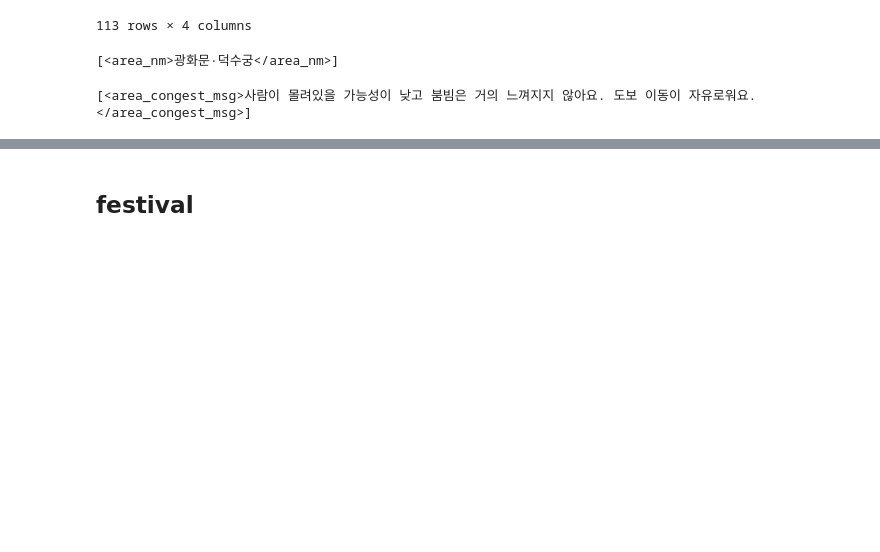
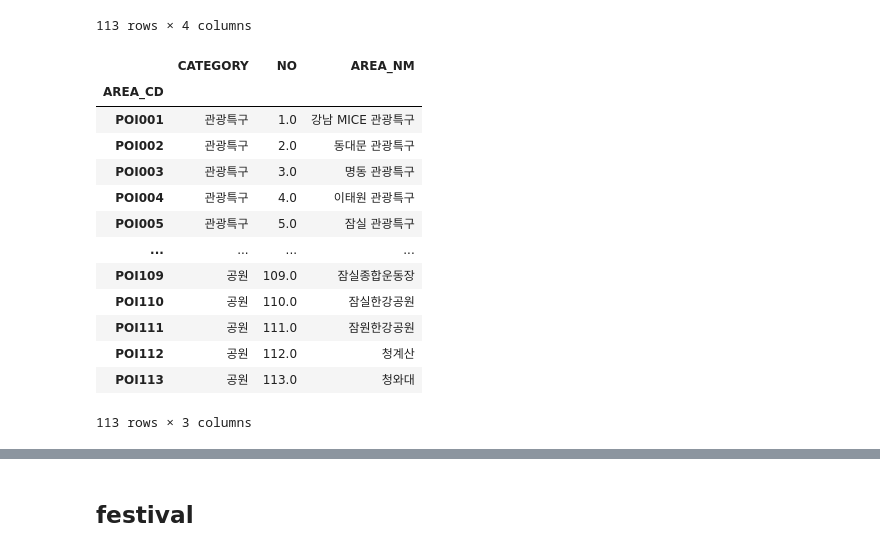
Before and after one commit to seongyeon1/Seoul_Festival, a Jupyter notebook: EDA.ipynb, the cells around one changed output, grey strips where cells are left out. Saved outputs shown, nothing was run; the diff lists cells and outputs as text; code cells hidden in the pictures; blank space fills up the shorter version.

```diff
--- a/EDA.ipynb
+++ b/EDA.ipynb
@@ -49,8 +34,0 @@ soup = BeautifulSoup(html, 'html.parser')
-# %%
-soup.find_all('area_nm')
-# %% [output]
-[<area_nm>광화문·덕수궁</area_nm>]
-# %%
-soup.find_all('area_congest_msg')
-# %% [output]
-[<area_congest_msg>사람이 몰려있을 가능성이 낮고 붐빔은 거의 느껴지지 않아요. 도보 이동이 자유로워요.</area_congest_msg>]
@@ -56,0 +37,17 @@ soup.find_all('area_congest_msg')
+# %%
+AREA
+# %% [output]
+|  | CATEGORY | NO | AREA_NM |
+| AREA_CD |  |  |  |
+| POI001 | 관광특구 | 1.0 | 강남 MICE 관광특구 |
+| POI002 | 관광특구 | 2.0 | 동대문 관광특구 |
+| POI003 | 관광특구 | 3.0 | 명동 관광특구 |
+| POI004 | 관광특구 | 4.0 | 이태원 관광특구 |
+| POI005 | 관광특구 | 5.0 | 잠실 관광특구 |
+| ... | ... | ... | ... |
+| POI109 | 공원 | 109.0 | 잠실종합운동장 |
+| POI110 | 공원 | 110.0 | 잠실한강공원 |
+| POI111 | 공원 | 111.0 | 잠원한강공원 |
+| POI112 | 공원 | 112.0 | 청계산 |
+| POI113 | 공원 | 113.0 | 청와대 |
+113 rows × 3 columns
```
Also changed, not shown: parts of 22 cells of this notebook, 3 other files.
